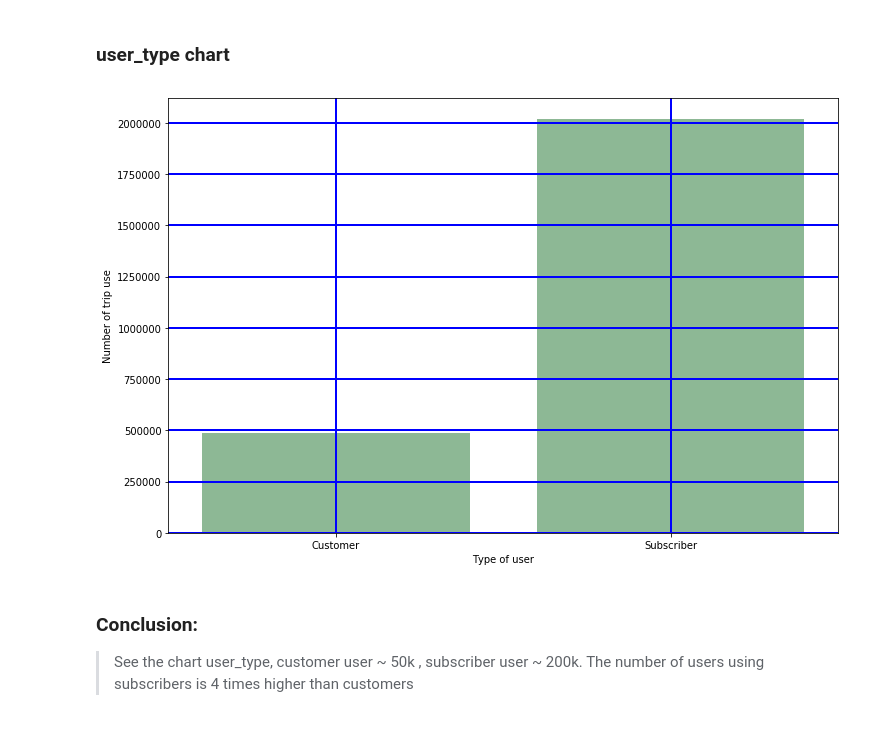
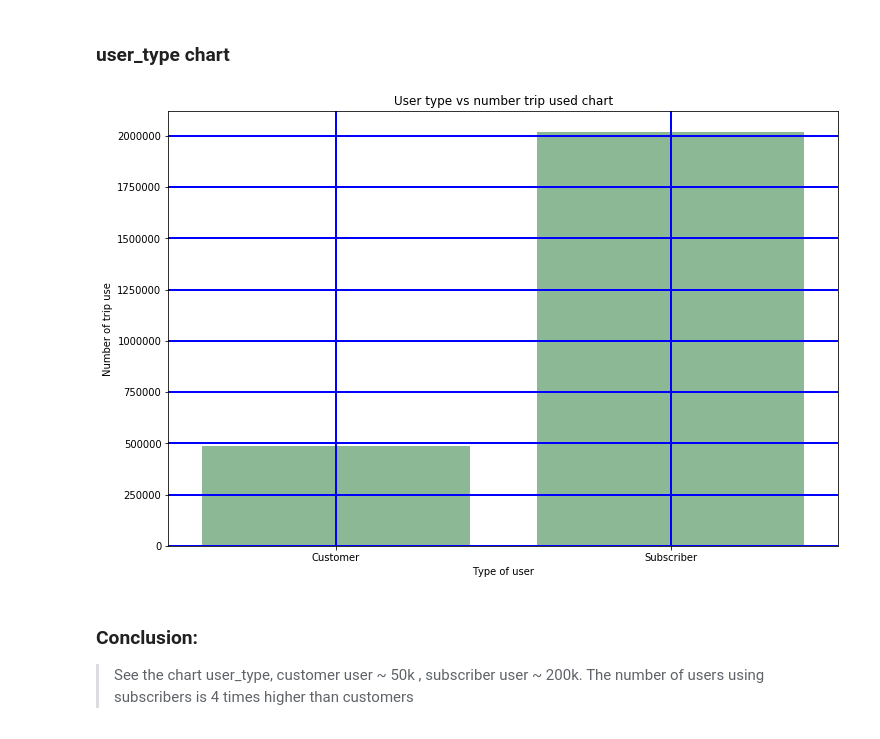
Before and after one commit to haominhnguyen/Exploring-Weather-Trends, a Jupyter notebook: Part I Ford GoBike.ipynb, the cells around one changed output. Saved outputs shown, nothing was run; the diff lists cells and outputs as text; code cells hidden in the pictures.

```diff
--- a/Part I Ford GoBike.ipynb
+++ b/Part I Ford GoBike.ipynb
@@ -449,12 +470,15 @@ for loc, label in zip(locs, labels):
 # %% [markdown]
 ### user_type chart
 # %%
+# Set the figure size base
+rcParams['figure.figsize'] = 12, 8
 sb.countplot(data=df_cp, x='user_type', color='#86bf91')
+plt.title("User type vs number trip used chart")
 plt.xlabel('Type of user')
 plt.ylabel('Number of trip use')
 plt.grid(color='blue', linestyle='-', linewidth=2)
 # %% [output]
-[figure, old version]
+[figure, new version]
 # %% [markdown]
 ### Conclusion:
 > See the chart user_type, customer user ~ 50k , subscriber user ~ 200k. The number of users using subscribers is 4 times higher than customers
```
Also changed, not shown: parts of 19 cells of this notebook, 4 other files.
